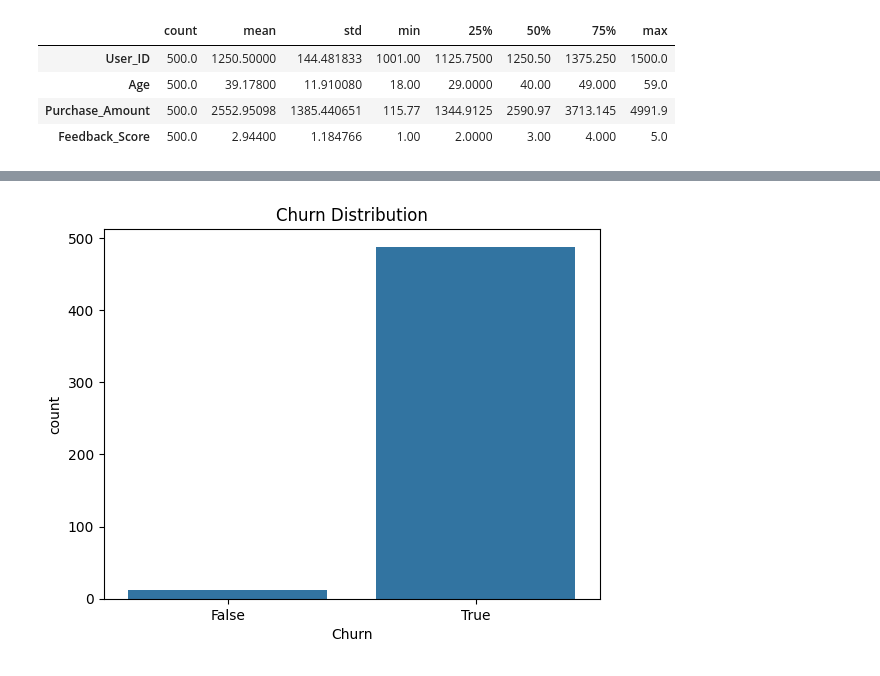
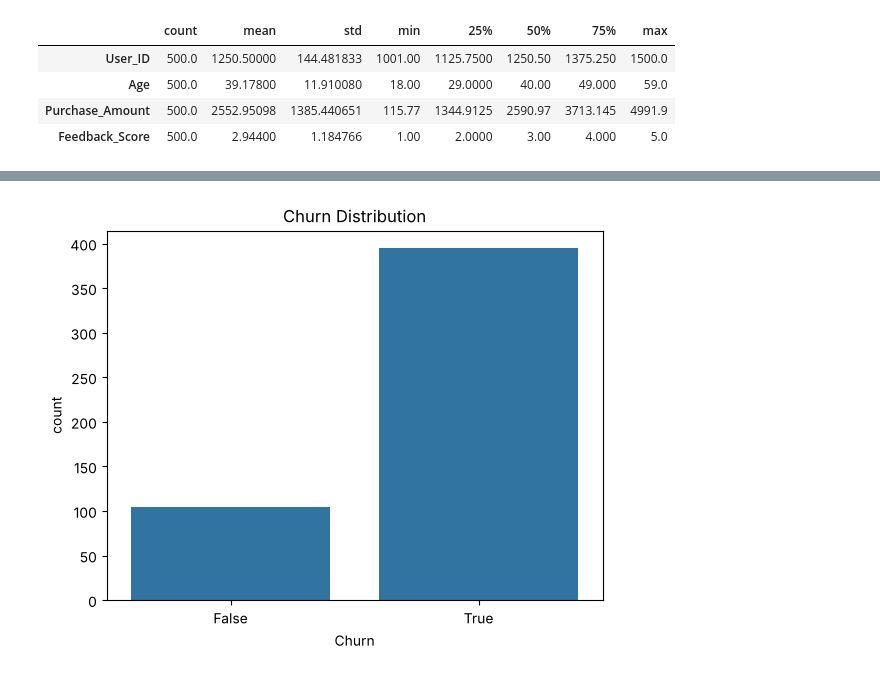
Before and after one commit to Sandipan7410/EDA-Analysis, a Jupyter notebook: EDA.ipynb, the cells around one changed output, grey strips where cells are left out. Drawn from its saved outputs; the diff is of its cells as text; code cells hidden in the pictures.

Commit message:
Add analysis narrative, recency segmentation and findings
Co-Authored-By: Claude Opus 5.5 <noreply@anthropic.com>
Claude-Session: https://claude.ai/code/session_01WPzfJYzF9dU8ydHZbRMFGg

```diff
--- a/EDA.ipynb
+++ b/EDA.ipynb
@@ -11,5 +15,5 @@ Saving eda_project_with_names_reordered (1).csv to eda_project_with_names_reorde
 # %%
-df = pd.read_csv('eda_project_with_names_reordered (1).csv')
+df = pd.read_csv('customer_data.csv')
 df.head()
 # %% [output]
 |  | User_ID | Name | Age | Gender | City | Signup_Date | Last_Purchase_Date | Purchase_Amount | ... |
@@ -36,3 +39,3 @@ df.isnull().sum()
 dtype: int64
 # %%
-df['Age'].fillna(df['Age'].mean(), inplace=True)
+df['Age'] = df['Age'].fillna(df['Age'].mean())
@@ -46,2 +42,2 @@ For example, when doing 'df[col].method(value, inplace=True)', try using 'df.met
 # %%
-df['Purchase_Amount'].fillna(df['Purchase_Amount'].median(), inplace=True)
+df['Purchase_Amount'] = df['Purchase_Amount'].fillna(df['Purchase_Amount'].median())
@@ -59,4 +48,4 @@ df['Feedback_Score'].isnull().sum()
 # %% [output]
 np.int64(25)
 # %%
-df['Feedback_Score'].fillna(df['Feedback_Score'].mean(), inplace=True)
+df['Feedback_Score'] = df['Feedback_Score'].fillna(df['Feedback_Score'].mean())
@@ -352,16 +338,18 @@ plt.show()
 # %%
 import datetime
 
 # Get the most recent purchase date in the dataset
 most_recent_purchase_date = df['Last_Purchase_Date'].max()
 
 # Calculate Recency for each customer
 df['Recency'] = (most_recent_purchase_date - df['Last_Purchase_Date']).dt.days
 
-df['Churn'] = df['Recency'] > 90
+# 90 days flags 98% of customers in a dataset spanning 3+ years,
+# so a customer counts as churned after a year without a purchase
+df['Churn'] = df['Recency'] > 365
 
 sns.countplot(x='Churn', data=df)
 plt.title('Churn Distribution')
 plt.show()
 # %% [output]
-[figure, old version]
+[figure, new version]
```
Also changed, not shown: parts of 28 cells of this notebook, 3 other files.
